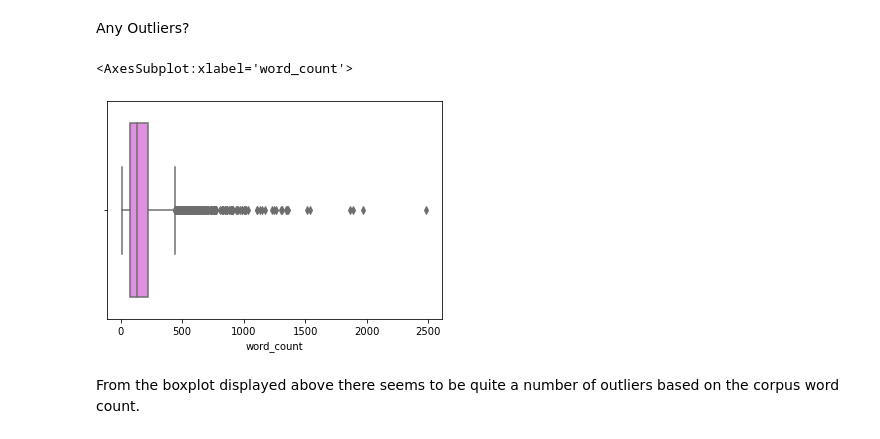
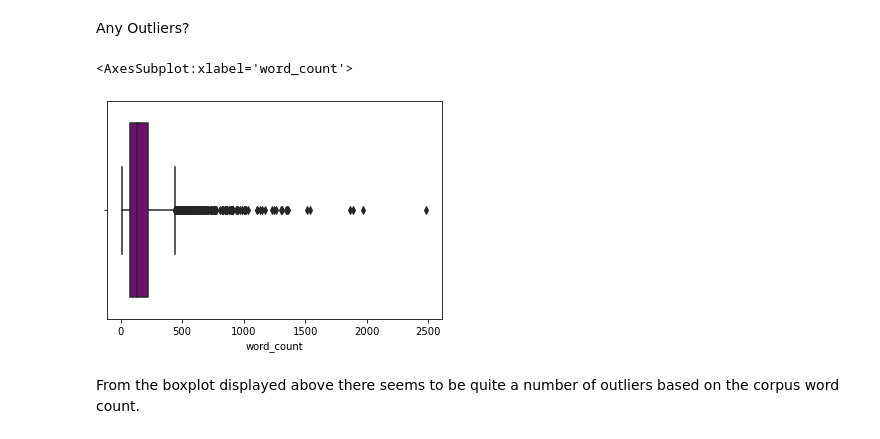
Before and after one commit to akamara05/NLP_reddit_project, a Jupyter notebook: Part 3 EDA.ipynb, the cells around one changed output. Cells and saved outputs as stored; diff of their text form; code cells hidden in the pictures.

```diff
--- a/Part 3 EDA.ipynb
+++ b/Part 3 EDA.ipynb
@@ -117,10 +132,10 @@ len(reddit.author.unique())
 # %% [markdown]
 Any Outliers?
 # %%
-sns.boxplot(x=reddit['word_count'], color='violet')
+sns.boxplot(x=reddit['word_count'], color='purple')
 # %% [output]
 <AxesSubplot:xlabel='word_count'>
-[figure, old version]
+[figure, new version]
 # %% [markdown]
 From the boxplot displayed above there seems to be quite a number of outliers based on the corpus word count.
 # %% [markdown]
```
Also changed, not shown: parts of 8 cells of this notebook, 3 other files.
